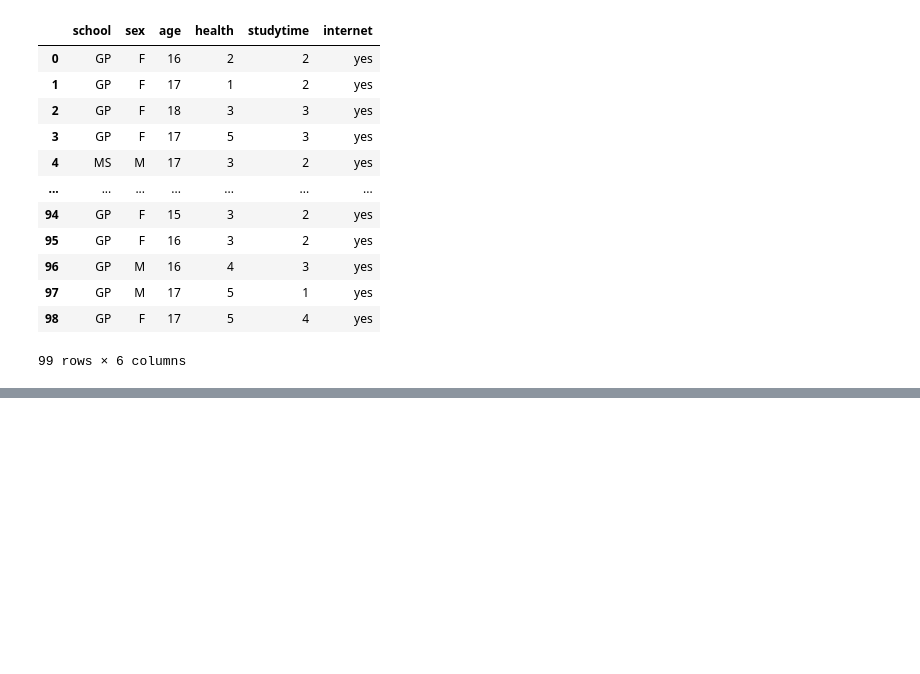
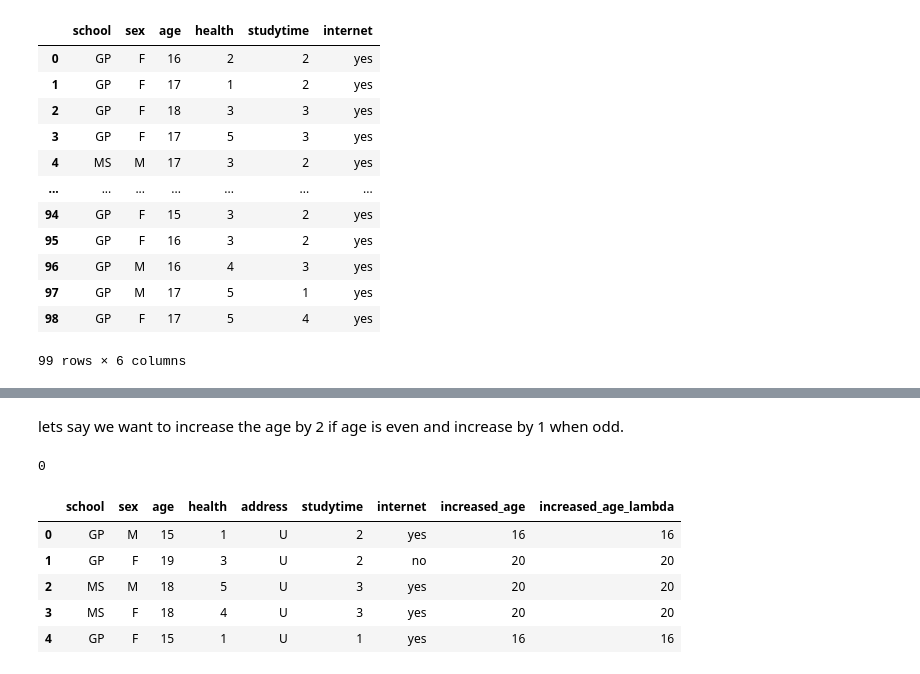
Before and after one commit to Harshraj77/data_science_and_ml_learning, a Jupyter notebook: pandas/zero_to_hero.ipynb, the cells around one changed output, grey strips where cells are left out. Drawn from its saved outputs; the diff is of its cells as text; code cells hidden in the pictures; blank space fills up the shorter version.

```diff
--- a/pandas/zero_to_hero.ipynb
+++ b/pandas/zero_to_hero.ipynb
@@ -573,0 +614,6 @@ df.reset_index(drop=True)
+# %% [markdown]
+lets say we want to increase the age by 2 if age is even and increase by 1 when odd.
+# %%
+4%2
+# %% [output]
+0
@@ -573,0 +633,10 @@ df.reset_index(drop=True)
+# %%
+# values are coming out same
+df.head()
+# %% [output]
+|  | school | sex | age | health | address | studytime | internet | increased_age | increased_age_lambda |
+| 0 | GP | M | 15 | 1 | U | 2 | yes | 16 | 16 |
+| 1 | GP | F | 19 | 3 | U | 2 | no | 20 | 20 |
+| 2 | MS | M | 18 | 5 | U | 3 | yes | 20 | 20 |
+| 3 | MS | F | 18 | 4 | U | 3 | yes | 20 | 20 |
+| 4 | GP | F | 15 | 1 | U | 1 | yes | 16 | 16 |
```
Also changed, not shown: parts of 15 cells of this notebook.
